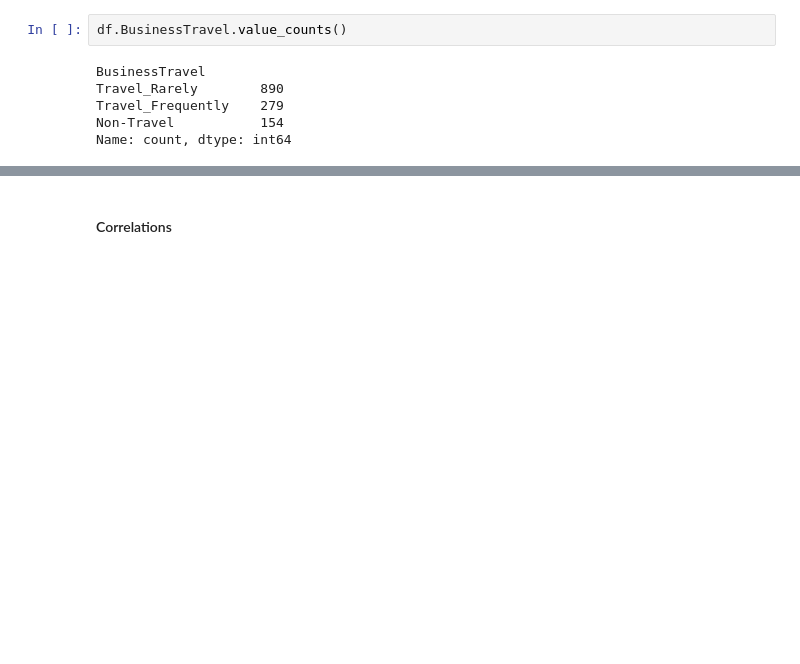
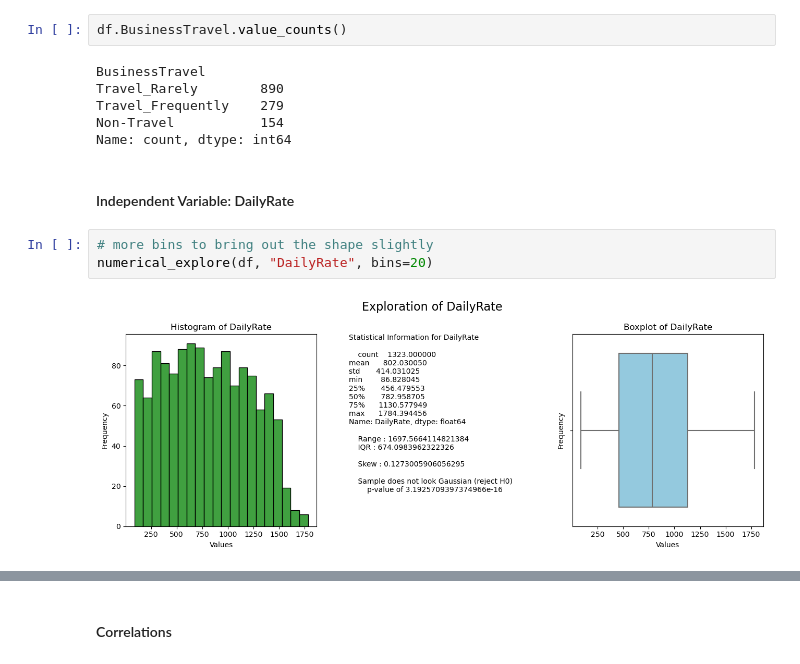
Before and after one commit to Lughaidh-w/Integrated_CA, a Jupyter notebook: Integrated CA2.ipynb, the cells around one changed output, grey strips where cells are left out. Drawn from its saved outputs; the diff is of its cells as text; blank space fills up the shorter version.

```diff
--- a/Integrated CA2.ipynb
+++ b/Integrated CA2.ipynb
@@ -461,3 +508,10 @@ Travel_Rarely        890
 Travel_Frequently    279
 Non-Travel           154
 Name: count, dtype: int64
+# %% [markdown]
+#### Independent Variable: DailyRate
+# %%
+# more bins to bring out the shape slightly
+numerical_explore(df, "DailyRate", bins=20)
+# %% [output]
+[figure, added]
```
Also changed, not shown: parts of 10 cells of this notebook, 1 other file.
